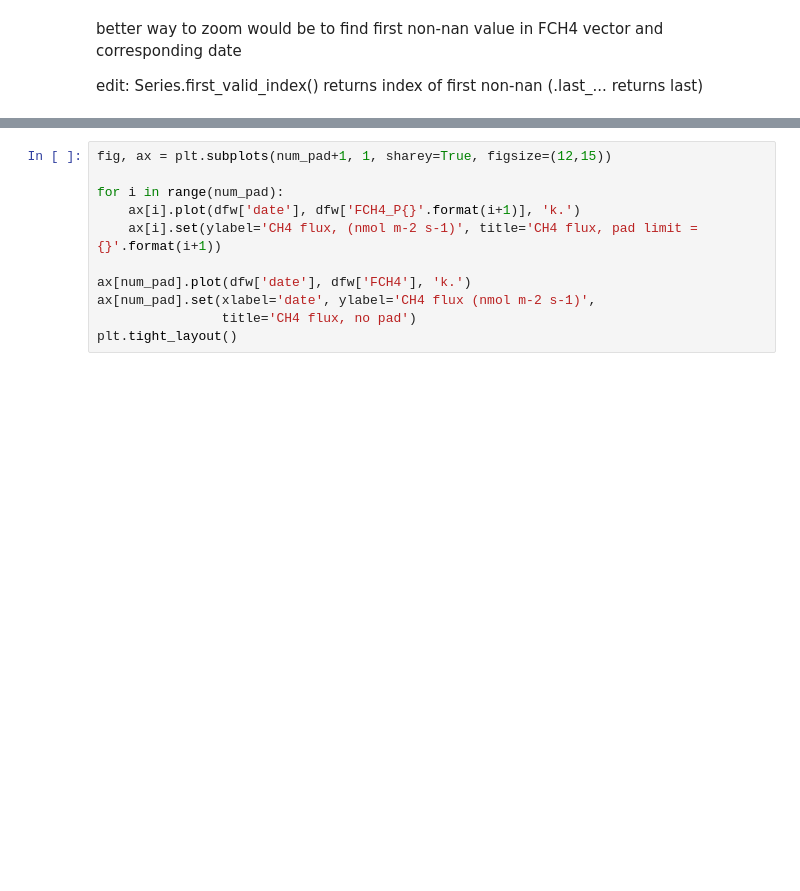
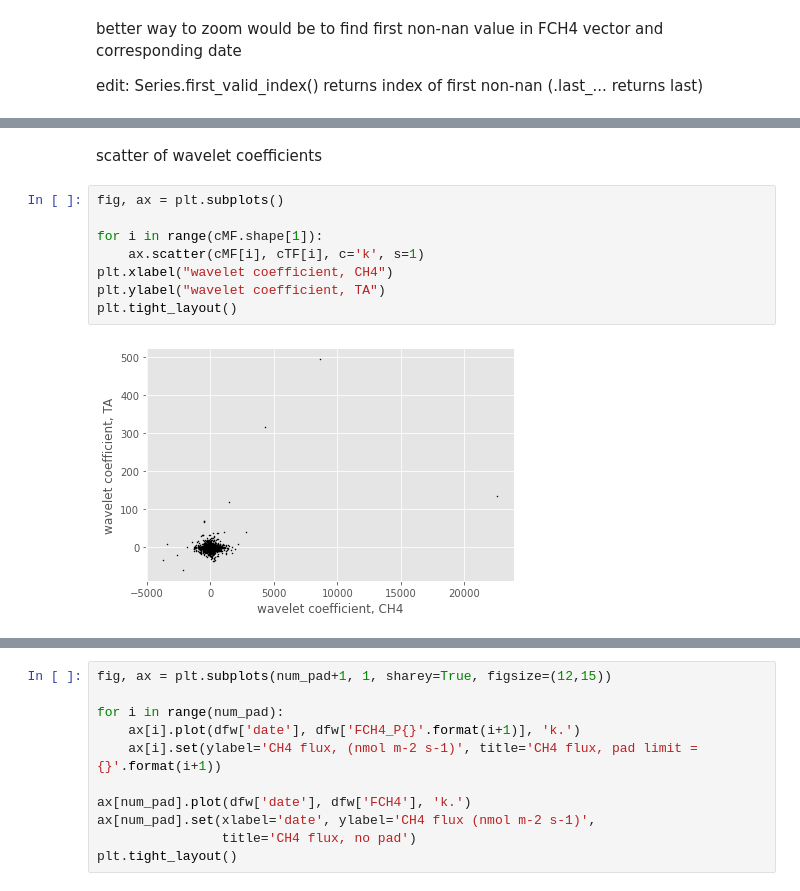
Before and after one commit to ottobriner/wavelet-partition, a Jupyter notebook: wavelet-partition.ipynb, the cells around one changed output, grey strips where cells are left out. Drawn from its saved outputs; the diff is of its cells as text; blank space fills up the shorter version.

```diff
--- a/wavelet-partition.ipynb
+++ b/wavelet-partition.ipynb
@@ -88,0 +114,12 @@ dfw = df[df['FCH4'][df['date'] >= '2016-06-08'].first_valid_index():df['FCH4'][d
+# %% [markdown]
+scatter of wavelet coefficients
+# %%
+fig, ax = plt.subplots()
+
+for i in range(cMF.shape[1]):
+    ax.scatter(cMF[i], cTF[i], c='k', s=1)
+plt.xlabel("wavelet coefficient, CH4")
+plt.ylabel("wavelet coefficient, TA")
+plt.tight_layout()
+# %% [output]
+[figure, added]
```
Also changed, not shown: parts of 29 cells of this notebook.
